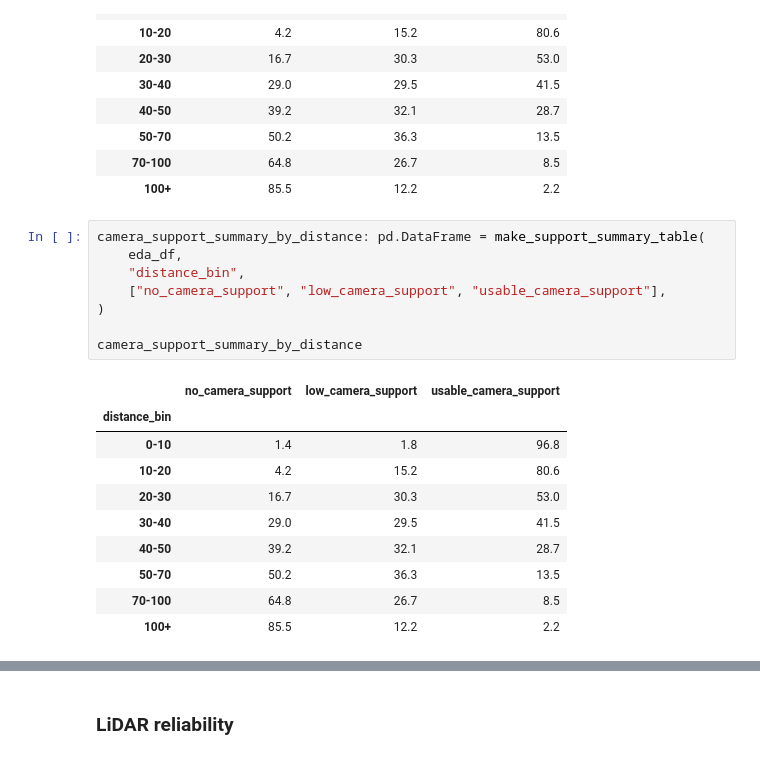
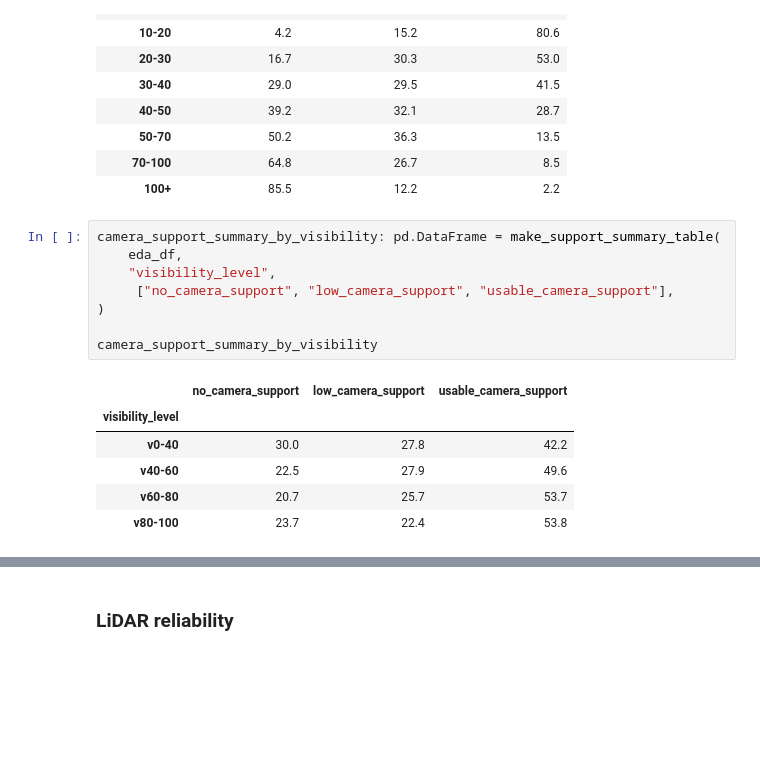
Before and after one commit to darkcyan-ugli-fruit/nuscenes-multimodal-learning, a Jupyter notebook: notebooks/00_EDA.ipynb, the cells around one changed output, grey strips where cells are left out. Drawn from its saved outputs; the diff is of its cells as text; blank space fills up the shorter version.

```diff
--- a/notebooks/00_EDA.ipynb
+++ b/notebooks/00_EDA.ipynb
@@ -1613,21 +1747,17 @@ camera_support_summary_by_distance
 | 70-100 | 64.8 | 26.7 | 8.5 |
 | 100+ | 85.5 | 12.2 | 2.2 |
 # %%
-camera_support_summary_by_distance: pd.DataFrame = make_support_summary_table(
+camera_support_summary_by_visibility: pd.DataFrame = make_support_summary_table(
     eda_df,
-    "distance_bin",
-    ["no_camera_support", "low_camera_support", "usable_camera_support"],
+    "visibility_level",
+     ["no_camera_support", "low_camera_support", "usable_camera_support"],
 )
 
-camera_support_summary_by_distance
+camera_support_summary_by_visibility
 # %% [output]
 |  | no_camera_support | low_camera_support | usable_camera_support |
-| distance_bin |  |  |  |
-| 0-10 | 1.4 | 1.8 | 96.8 |
-| 10-20 | 4.2 | 15.2 | 80.6 |
-| 20-30 | 16.7 | 30.3 | 53.0 |
-| 30-40 | 29.0 | 29.5 | 41.5 |
-| 40-50 | 39.2 | 32.1 | 28.7 |
-| 50-70 | 50.2 | 36.3 | 13.5 |
-| 70-100 | 64.8 | 26.7 | 8.5 |
-| 100+ | 85.5 | 12.2 | 2.2 |
+| visibility_level |  |  |  |
+| v0-40 | 30.0 | 27.8 | 42.2 |
+| v40-60 | 22.5 | 27.9 | 49.6 |
+| v60-80 | 20.7 | 25.7 | 53.7 |
+| v80-100 | 23.7 | 22.4 | 53.8 |
```
Also changed, not shown: parts of 63 cells of this notebook, 6 other files.
